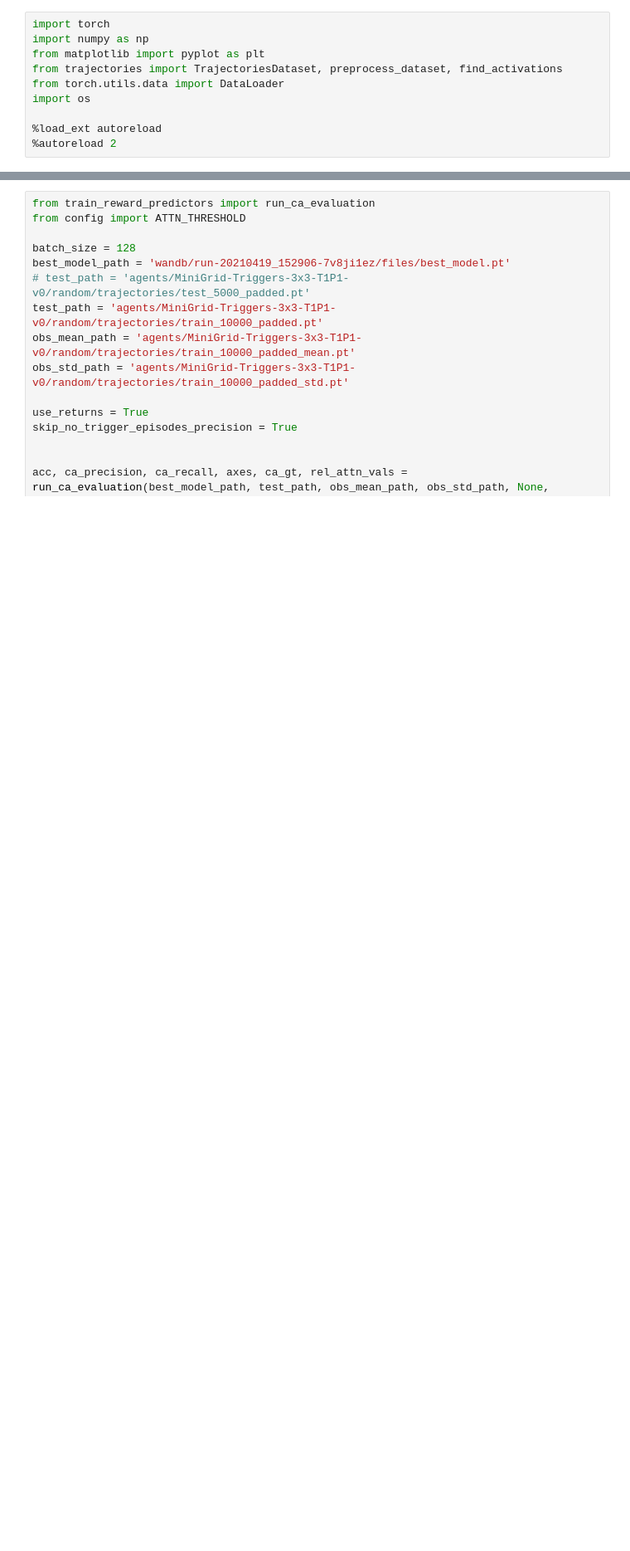
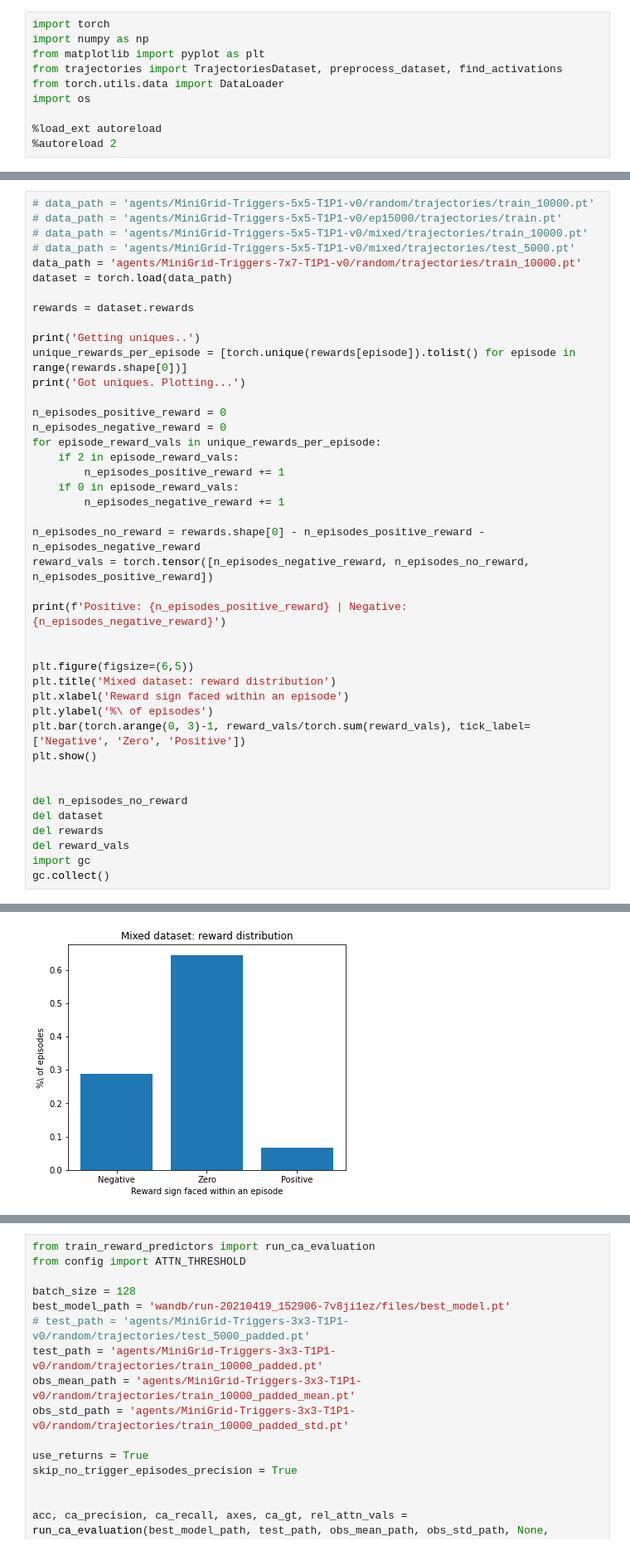
Before and after one commit to mbalesni/rl-secret, a Jupyter notebook: scratchpad.ipynb, the cells around one changed output, grey strips where cells are left out. Shown at 83% size. Cells and saved outputs as stored; diff of their text form; blank space fills up the shorter version.

```diff
--- a/scratchpad.ipynb
+++ b/scratchpad.ipynb
@@ -10,0 +181,43 @@ import os
+# %%
+# data_path = 'agents/MiniGrid-Triggers-5x5-T1P1-v0/random/trajectories/train_10000.pt'
+# data_path = 'agents/MiniGrid-Triggers-5x5-T1P1-v0/ep15000/trajectories/train.pt'
+# data_path = 'agents/MiniGrid-Triggers-5x5-T1P1-v0/mixed/trajectories/train_10000.pt'
+# data_path = 'agents/MiniGrid-Triggers-5x5-T1P1-v0/mixed/trajectories/test_5000.pt'
+data_path = 'agents/MiniGrid-Triggers-7x7-T1P1-v0/random/trajectories/train_10000.pt'
+dataset = torch.load(data_path)
+
+rewards = dataset.rewards
+
+print('Getting uniques..')
+unique_rewards_per_episode = [torch.unique(rewards[episode]).tolist() for episode in range(rewards.shape[0])]
+print('Got uniques. Plotting...')
+
+n_episodes_positive_reward = 0
+n_episodes_negative_reward = 0
+for episode_reward_vals in unique_rewards_per_episode:
+    if 2 in episode_reward_vals:
+        n_episodes_positive_reward += 1
+    if 0 in episode_reward_vals:
+        n_episodes_negative_reward += 1
+
+n_episodes_no_reward = rewards.shape[0] - n_episodes_positive_reward - n_episodes_negative_reward
+reward_vals = torch.tensor([n_episodes_negative_reward, n_episodes_no_reward, n_episodes_positive_reward])
+
+print(f'Positive: {n_episodes_positive_reward} | Negative: {n_episodes_negative_reward}')
+
+
+plt.figure(figsize=(6,5))
+plt.title('Mixed dataset: reward distribution')
+plt.xlabel('Reward sign faced within an episode')
+plt.ylabel('%\ of episodes')
+plt.bar(torch.arange(0, 3)-1, reward_vals/torch.sum(reward_vals), tick_label=['Negative', 'Zero', 'Positive'])
+plt.show()
+
+
+del n_episodes_no_reward
+del dataset
+del rewards
+del reward_vals
+import gc
+gc.collect()
+# %% [output]
@@ -10,0 +227 @@ import os
+[figure, added]
```
Also changed, not shown: parts of 10 cells of this notebook.
